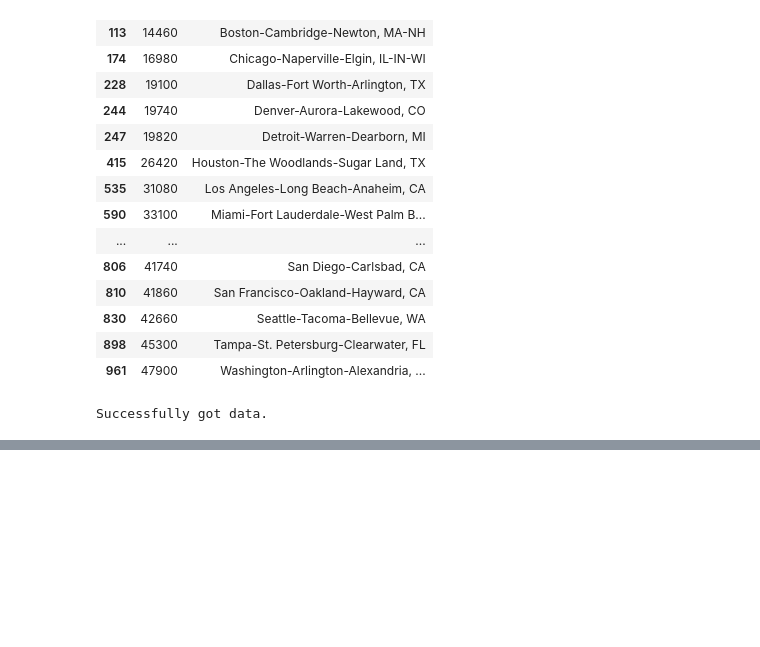
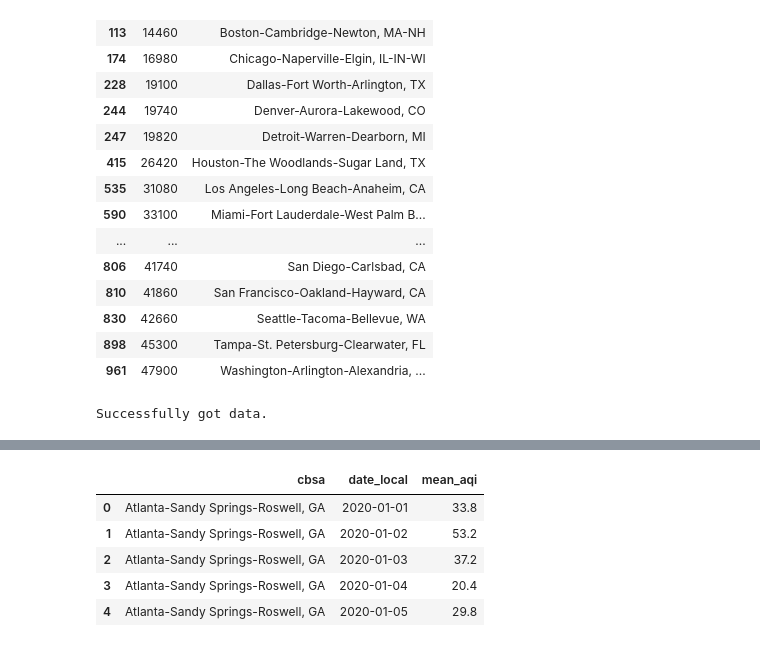
Before and after one commit to iherman10/aqi_geo_experiments, a Jupyter notebook: analysis.ipynb, the cells around one changed output, grey strips where cells are left out. Saved outputs shown, nothing was run; the diff lists cells and outputs as text; code cells hidden in the pictures; blank space fills up the shorter version.

```diff
--- a/analysis.ipynb
+++ b/analysis.ipynb
@@ -358,0 +388,13 @@ daily_pm25_top_20_cbsa.shape
+# %%
+# Create daily CBSA-level daily dataset
+
+final_pm25_daily = daily_pm25_top_20_cbsa.groupby(['cbsa', 'date_local']).agg(mean_aqi=('aqi', 'mean')).reset_index()
+final_pm25_daily['date_local'] = pd.to_datetime(final_pm25_daily['date_local'], format='%Y-%m-%d')
+final_pm25_daily.head()
+# %% [output]
+|  | cbsa | date_local | mean_aqi |
+| 0 | Atlanta-Sandy Springs-Roswell, GA | 2020-01-01 | 33.8 |
+| 1 | Atlanta-Sandy Springs-Roswell, GA | 2020-01-02 | 53.2 |
+| 2 | Atlanta-Sandy Springs-Roswell, GA | 2020-01-03 | 37.2 |
+| 3 | Atlanta-Sandy Springs-Roswell, GA | 2020-01-04 | 20.4 |
+| 4 | Atlanta-Sandy Springs-Roswell, GA | 2020-01-05 | 29.8 |
```
Also changed, not shown: parts of 4 cells of this notebook.
